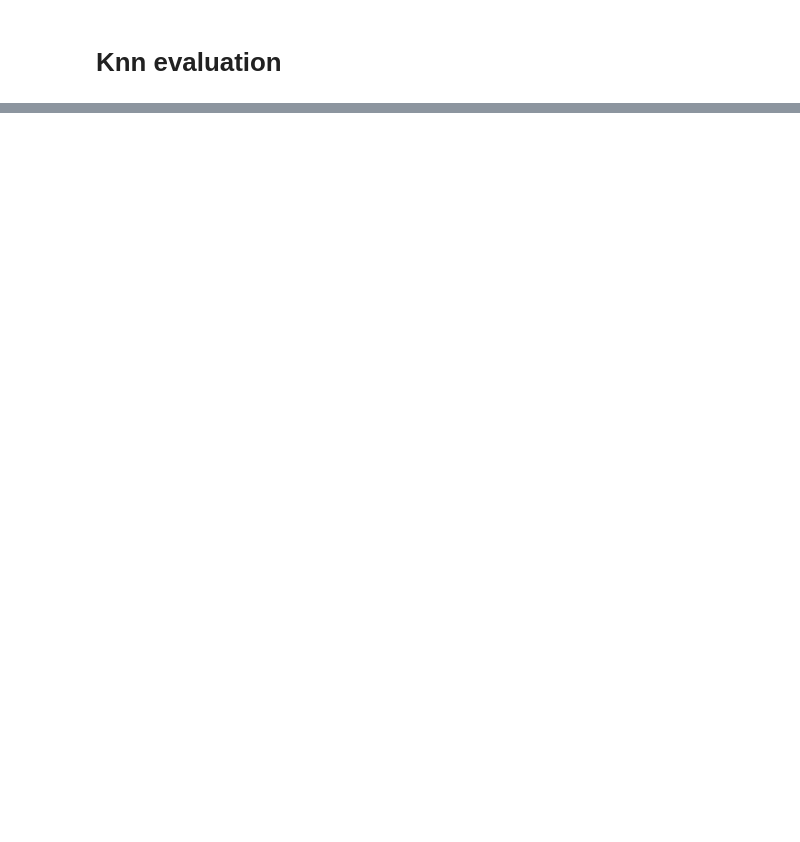
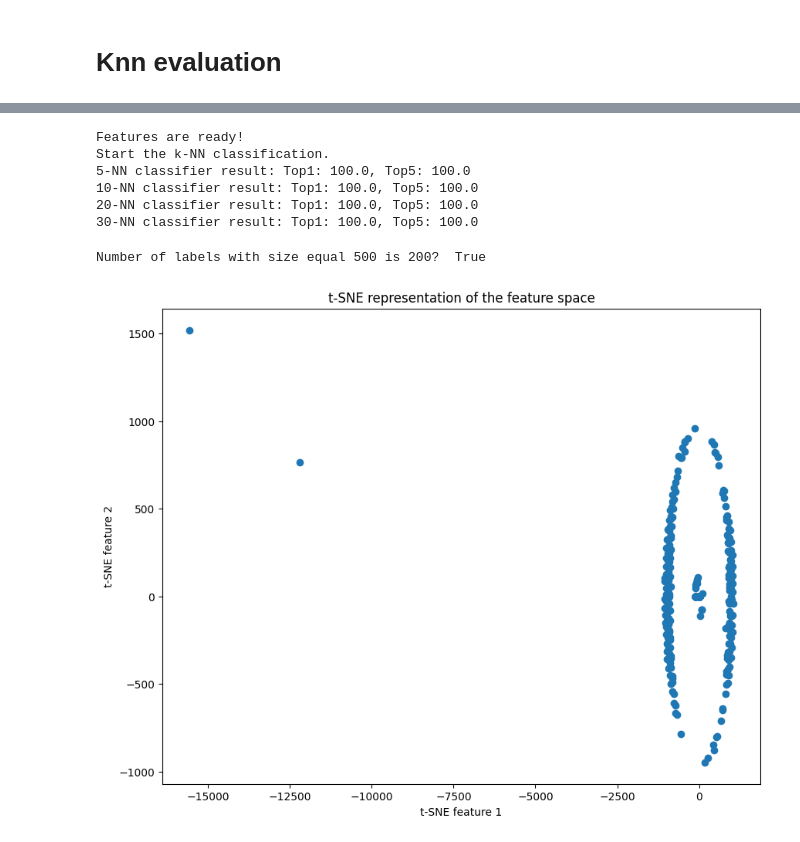
Before and after one commit to jneyzaguirre1/dino_evaluation, a Jupyter notebook: eval_knn.ipynb, the cells around one changed output, grey strips where cells are left out. Cells and saved outputs as stored; diff of their text form; code cells hidden in the pictures; blank space fills up the shorter version.

```diff
--- a/eval_knn.ipynb
+++ b/eval_knn.ipynb
@@ -20,15 +20,17 @@ from eval_knn2 import extract_feature_pipeline, knn_classifier
 # %%
 args = {}
-args["batch_size_per_gpu"] = 2
-args["nb_knn"] = 5
+args["batch_size_per_gpu"] = 32
+args["nb_knn"] = [5, 10, 20, 30]
 args["temperature"] = 0.07
 args["pretrained_weights"] = ""
 args["use_cuda"] = False
 args["arch"] = "vit_small"
 args["patch_size"] = 16
 args["checkpoint_key"] = "teacher"
-args["dump_features"] = None
-args["load_features"] = None
+args["dump_features"] = "./data/features/"
+args["suffix"] = "_shuffle_corrected"
+args["load_features"] = None #"./data/features/"
+args["save_features"] = "./data/features/"
 args["num_workers"] = 4
 args["dist_url"] = "env://"
 args["local_rank"] = 0
@@ -60,9 +154,9 @@ world_size : 1
 # %%
 if args["load_features"]:
-    train_features = torch.load(os.path.join(args["load_features"], "trainfeat.pth"))
-    test_features = torch.load(os.path.join(args["load_features"], "testfeat.pth"))
-    train_labels = torch.load(os.path.join(args["load_features"], "trainlabels.pth"))
-    test_labels = torch.load(os.path.join(args["load_features"], "testlabels.pth"))
+    train_features = torch.load(os.path.join(args["load_features"], "trainfeat" + args["suffix"] + ".pth"))
+    test_features = torch.load(os.path.join(args["load_features"], "testfeat" + args["suffix"] + ".pth"))
+    train_labels = torch.load(os.path.join(args["load_features"], "trainlabels" + args["suffix"] + ".pth"))
+    test_labels = torch.load(os.path.join(args["load_features"], "testlabels" + args["suffix"] + ".pth"))
 else:
     # need to extract features !
     train_features, test_features, train_labels, test_labels = extract_feature_pipeline(args)
@@ -81,4 +227,32 @@ if utils.get_rank() == 0:
         top1, top5 = knn_classifier(train_features, train_labels,
             test_features, test_labels, k=k, T=args["temperature"], num_classes=200)
         print(f"{k}-NN classifier result: Top1: {top1}, Top5: {top5}")
-dist.barrier()
+# %% [output]
+Features are ready!
+Start the k-NN classification.
+5-NN classifier result: Top1: 100.0, Top5: 100.0
+10-NN classifier result: Top1: 100.0, Top5: 100.0
+20-NN classifier result: Top1: 100.0, Top5: 100.0
+30-NN classifier result: Top1: 100.0, Top5: 100.0
+# %%
+X = train_features.detach().cpu().numpy()
+labels = train_labels.detach().cpu().numpy()
+
+classes, counts = np.unique(labels, return_counts=True)
+num_classes = 200
+print(f"Number of labels with size equal 500 is {num_classes}? ", np.count_nonzero(counts==500) == num_classes)
+# %% [output]
+Number of labels with size equal 500 is 200?  True
+# %%
+tsne = TSNE(n_components=2)  # n_components is the dimension of the embedded space
+X_embedded = tsne.fit_transform(X)
+X_embedded.shape
+
+plt.figure(figsize=(10, 8))
+plt.scatter(X_embedded[:, 0], X_embedded[:, 1])  # Plot the first and second components
+plt.title('t-SNE representation of the feature space')
+plt.xlabel('t-SNE feature 1')
+plt.ylabel('t-SNE feature 2')
+plt.show()
+# %% [output]
+[figure, added]
```
Also changed, not shown: parts of 8 cells of this notebook, 1 other file.
